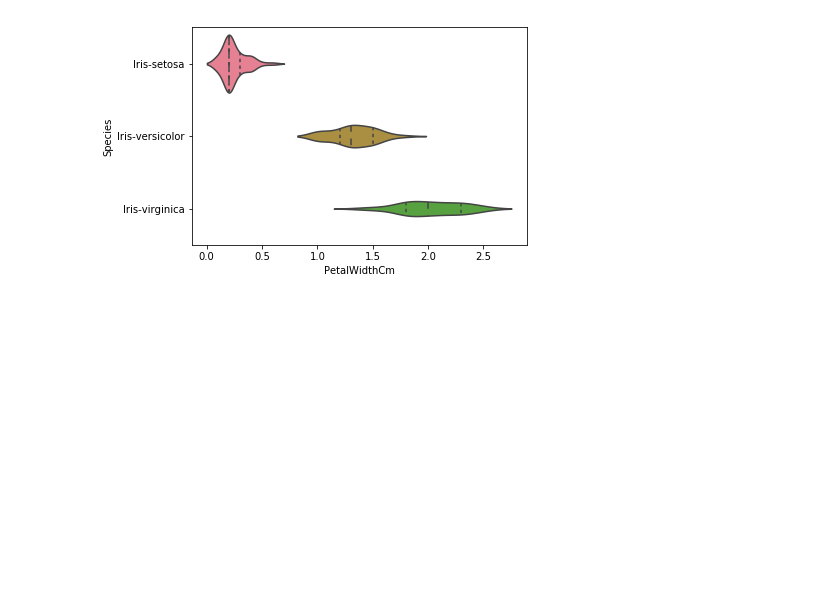
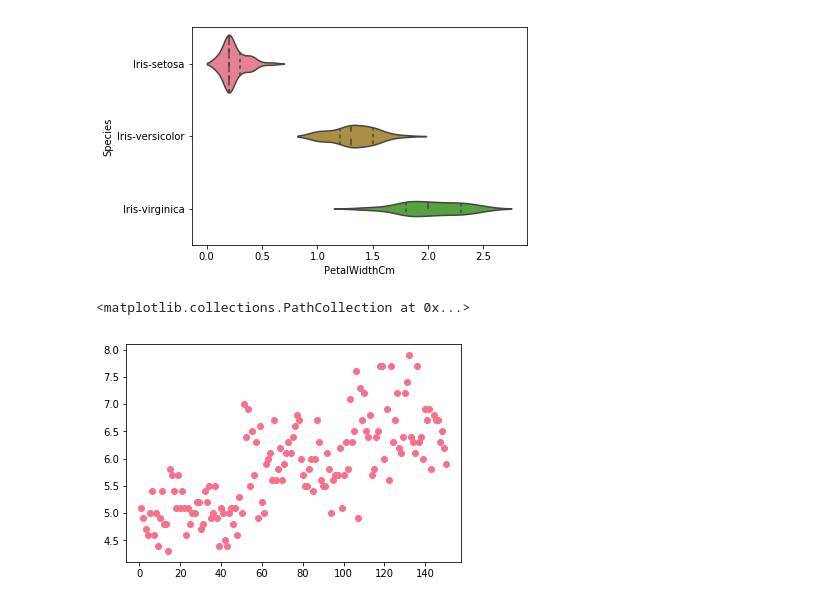
Before and after one commit to oscarso2000/Machine-Learning-Test, a Jupyter notebook: Iris Machine Learning.ipynb, the cells around one changed output. Saved outputs shown, nothing was run; the diff lists cells and outputs as text; code cells hidden in the pictures; blank space fills up the shorter version.

```diff
--- a/Iris Machine Learning.ipynb
+++ b/Iris Machine Learning.ipynb
@@ -155,3 +155,14 @@ plt.show()
 [figure]
 [figure]
 [figure]
+# %%
+my_data = np.genfromtxt('Iris.csv', delimiter=',') # read the data
+X = my_data[:, 0].reshape(-1,1) # -1 tells numpy to figure out the dimension by itself
+ones = np.ones([X.shape[0], 1]) # create a array containing only ones
+X = np.concatenate([ones, X],1) # cocatenate the ones to X matrix
+y = my_data[:, 1].reshape(-1,1) # create the y matrix
+# %%
+plt.scatter(my_data[:, 0].reshape(-1,1), y)
+# %% [output]
+<matplotlib.collections.PathCollection at 0x...>
+[figure, added]
```
Also changed, not shown: parts of 1 cell of this notebook.
